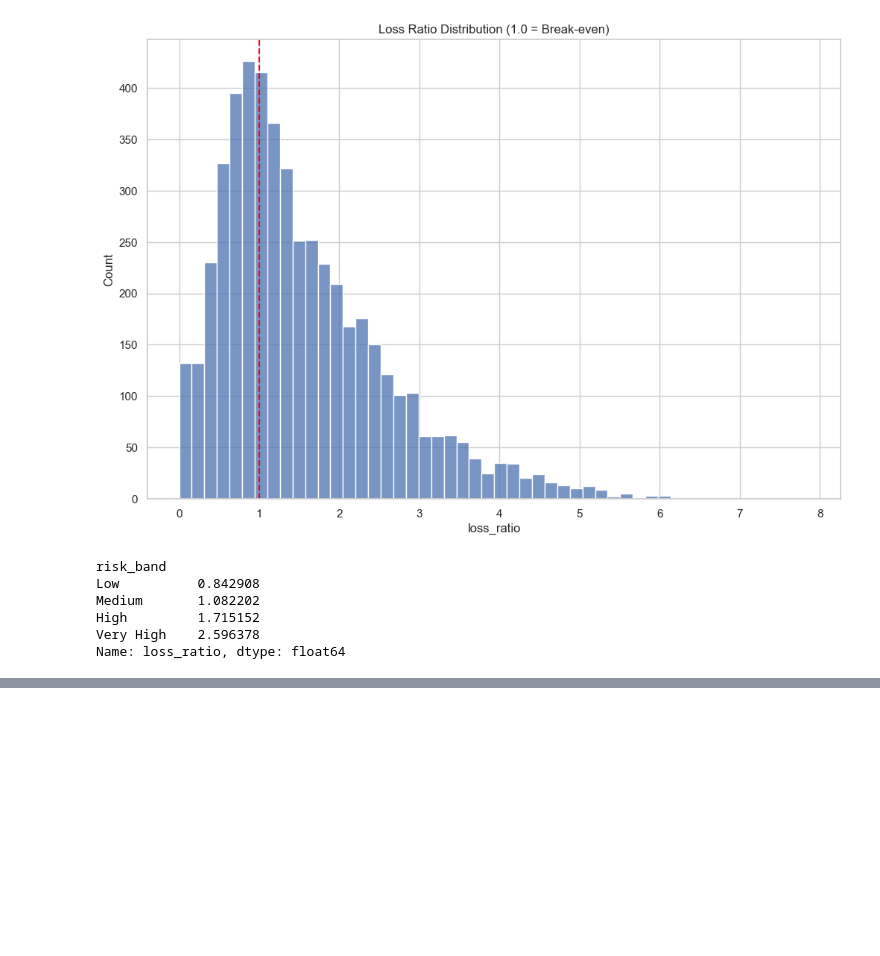
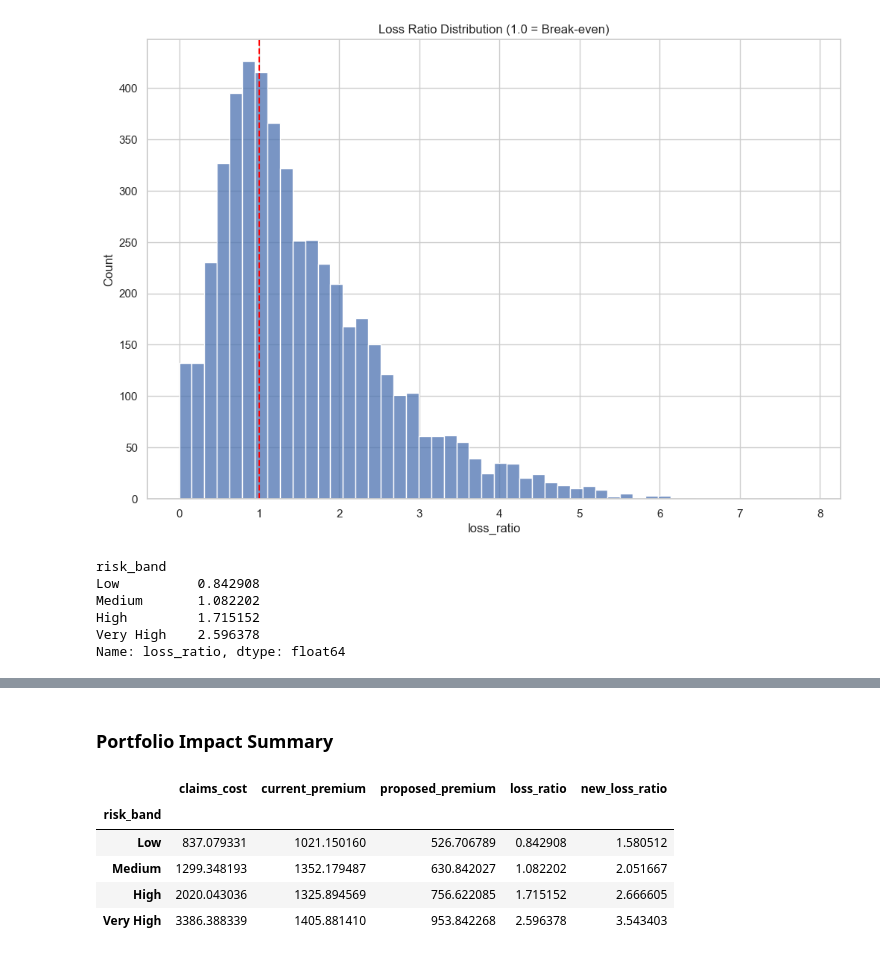
Before and after one commit to Kurodataio/Health-Insurance-Claims, a Jupyter notebook: health-insurance-claims.ipynb, the cells around one changed output, grey strips where cells are left out. Cells and saved outputs as stored; diff of their text form; code cells hidden in the pictures; blank space fills up the shorter version.

Commit message:
Add impact summary

```diff
--- a/health-insurance-claims.ipynb
+++ b/health-insurance-claims.ipynb
@@ -217,0 +221,10 @@ Name: loss_ratio, dtype: float64
+# %%
+df["proposed_premium"] = (
+    300 +
+    df["risk_score"]*150 +
+    df["chronic_conditions"]*50
+)
+
+df["new_loss_ratio"] = df["claims_cost"] / df["proposed_premium"]
+
+df[["loss_ratio","new_loss_ratio"]].describe()
@@ -217,0 +241,12 @@ Name: loss_ratio, dtype: float64
+# %% [markdown]
+###  Portfolio Impact Summary
+# %%
+summary = df.groupby("risk_band")[["claims_cost","current_premium","proposed_premium","loss_ratio","new_loss_ratio"]].mean()
+summary
+# %% [output]
+|  | claims_cost | current_premium | proposed_premium | loss_ratio | new_loss_ratio |
+| risk_band |  |  |  |  |  |
+| Low | 837.079331 | 1021.150160 | 526.706789 | 0.842908 | 1.580512 |
+| Medium | 1299.348193 | 1352.179487 | 630.842027 | 1.082202 | 2.051667 |
+| High | 2020.043036 | 1325.894569 | 756.622085 | 1.715152 | 2.666605 |
+| Very High | 3386.388339 | 1405.881410 | 953.842268 | 2.596378 | 3.543403 |
```
Also changed, not shown: parts of 4 cells of this notebook.
